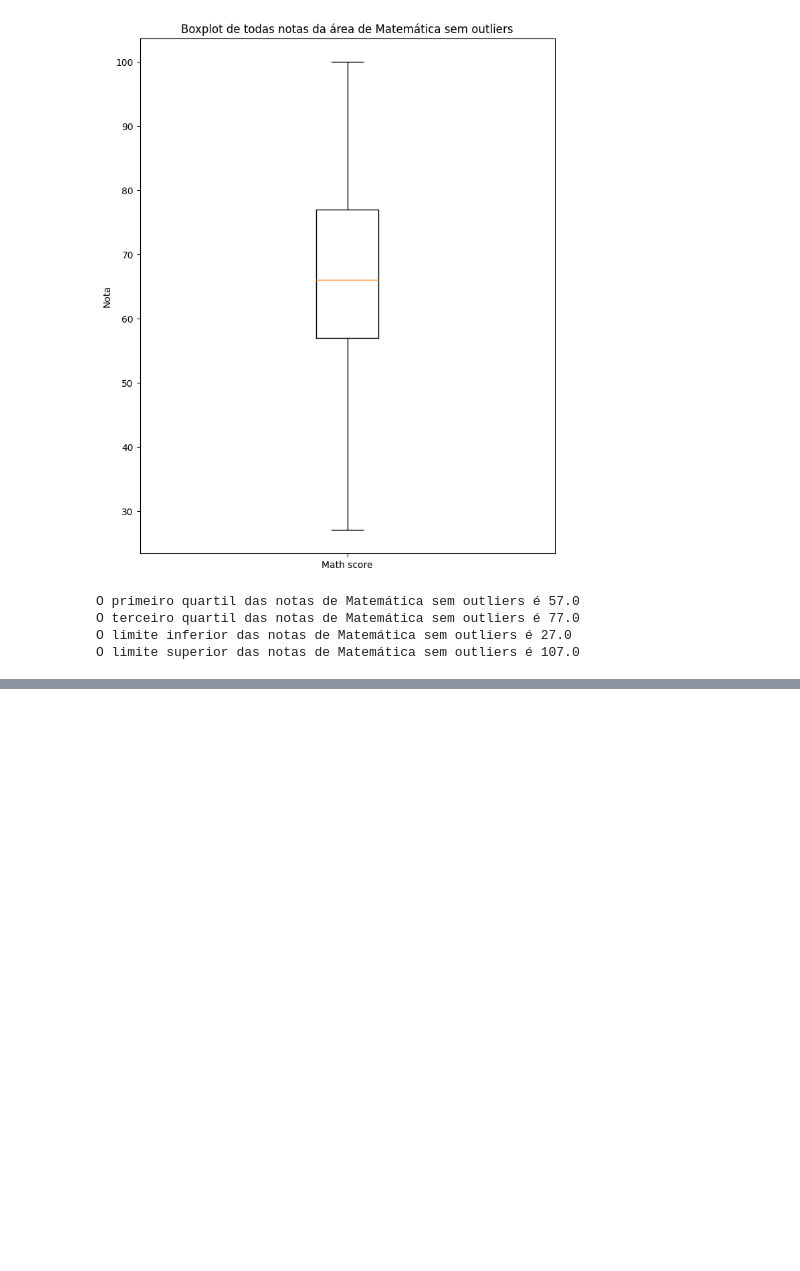
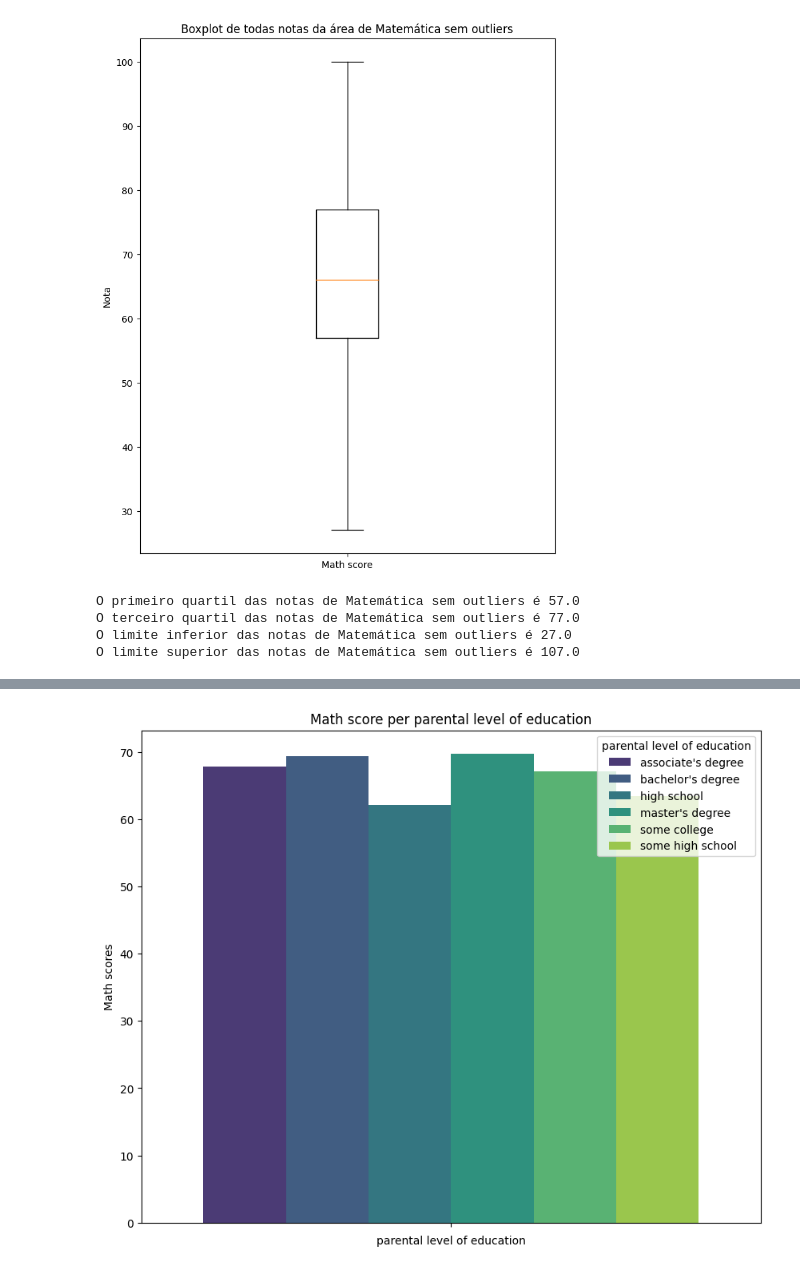
Before and after one commit to dsreliete/Womakerscode-DA-desafio_squad, a Jupyter notebook: Desafio2.ipynb, the cells around one changed output, grey strips where cells are left out. Saved outputs shown, nothing was run; the diff lists cells and outputs as text; code cells hidden in the pictures; blank space fills up the shorter version.

```diff
--- a/Desafio2.ipynb
+++ b/Desafio2.ipynb
@@ -304,0 +299,10 @@ A classificação do histograma de Reading score é SIMÉTRICO devido as notas e
+# %%
+plt.figure(figsize=(10, 8))
+sns.barplot(hue='parental level of education', y='math score', data=df_students.groupby('parental level of education')['math score'].mean().reset_index(), palette='viridis')
+plt.title('Math score per parental level of education')
+plt.xlabel('parental level of education')
+plt.ylabel('Math scores')
+plt.xticks(rotation=30)
+plt.show()
+# %% [output]
+[figure, added]
```
Also changed, not shown: parts of 9 cells of this notebook.
